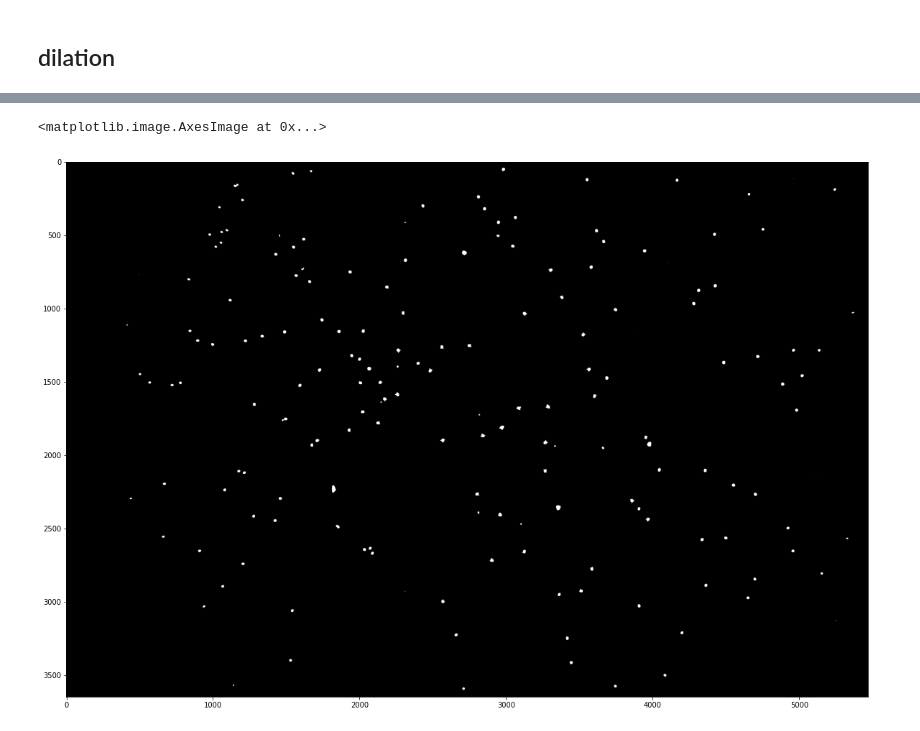
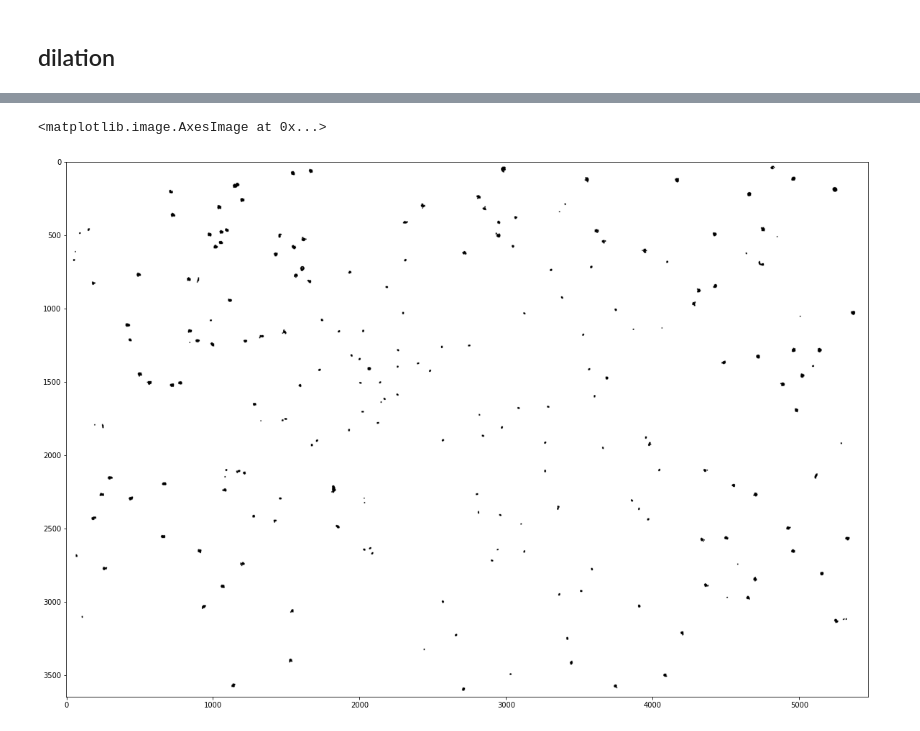
Before and after one commit to Abner0627/IPRV_Barcode-Beads-Detection, a Jupyter notebook: Barcode Beads Detection/main_hand_craft.ipynb, the cells around one changed output, grey strips where cells are left out. Saved outputs shown, nothing was run; the diff lists cells and outputs as text; code cells hidden in the pictures.

```diff
--- a/Barcode Beads Detection/main_hand_craft.ipynb
+++ b/Barcode Beads Detection/main_hand_craft.ipynb
@@ -96,7 +96,7 @@ plt.imshow(img_cv, cmap='gray')
 # %% [markdown]
 ## adpt_thold
 # %%
-img_adpt_thold = _adpt_thold(img_cv, kernel_size=199, c=10)
+img_adpt_thold = _adpt_thold(image, kernel_size=111, c=3)
 
 fig = plt.figure(figsize=(20, 20))
 plt.imshow(img_adpt_thold, cmap='gray')
@@ -105,0 +112,6 @@ plt.imshow(img_adpt_thold, cmap='gray')
+# %%
+k = np.ones((5, 5))
+img_e = _erosion(img_adpt_thold, k)
+
+fig = plt.figure(figsize=(20, 20))
+plt.imshow(img_e, cmap='gray')
@@ -107,7 +122,10 @@ plt.imshow(img_adpt_thold, cmap='gray')
 ## dilation
 # %%
 k = np.ones((5, 5))
-img_d = _dilation(img_adpt_thold, k)
+img_d = _dilation(img_e, k)
+img_d = _dilation(img_d, k)
+img_d = _dilation(img_d, k)
+
 fig = plt.figure(figsize=(20, 20))
 plt.imshow(img_d, cmap='gray')
 # %% [output]
@@ -117,0 +136,5 @@ plt.imshow(img_d, cmap='gray')
+# %%
+img_d[3200:, :300] = 0
+
+fig = plt.figure(figsize=(20, 20))
+plt.imshow(img_d, cmap='gray')
@@ -118,8 +144,8 @@ plt.imshow(img_d, cmap='gray')
 # %%
-k = np.ones((5, 5))
-img_e = _erosion(img_d, k)
+result = (~img_d.astype(bool)) * 255
+
 fig = plt.figure(figsize=(20, 20))
-plt.imshow(img_e, cmap='gray')
+plt.imshow(result, cmap='gray')
 # %% [output]
 <matplotlib.image.AxesImage at 0x...>
-[figure, old version]
+[figure, new version]
```
Also changed, not shown: parts of 8 cells of this notebook, 1 other file.
